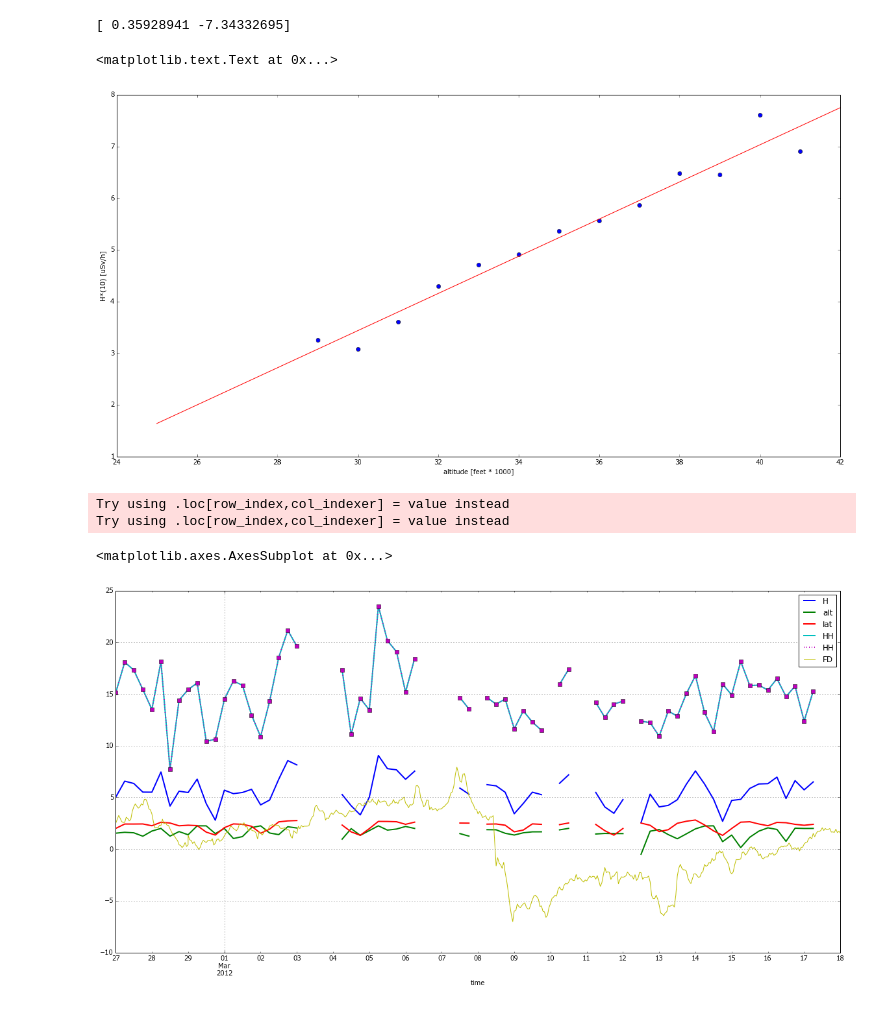
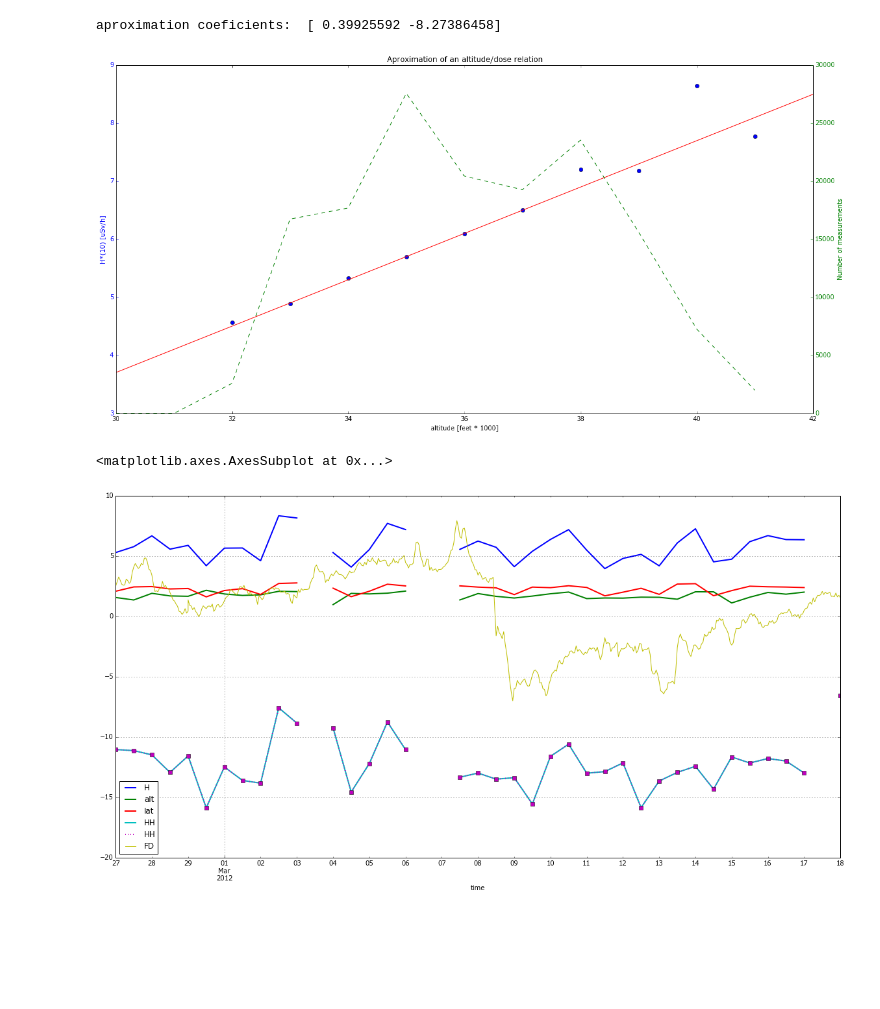
Before and after one commit to ODZ-UJF-AV-CR/liulin, a Jupyter notebook: FDoldstyle_alldata.ipynb, the cells around one changed output. Drawn from its saved outputs; the diff is of its cells as text; code cells hidden in the pictures; blank space fills up the shorter version.

```diff
--- a/FDoldstyle_alldata.ipynb
+++ b/FDoldstyle_alldata.ipynb
@@ -59,15 +67,15 @@ plt.ylabel('H*(10) [uSv/h]')
 # find altitude relation
 
 plt.figure(figsize=(20, 10))
-
+#%pylab qt
 alt_rad = np.zeros(42)
 alt_num = np.zeros(42)
 
 
-# sum radiation for layers of 1000-th feet
+# sum radiation for layers per 1000-th feet
 for i in range(len(df)):
-    if (df['H'][i]) > 0:
-        if (df['alt'][i]) > 29000:
+    if (df['H'][i]) > 3:
+        if (df['alt'][i]) > 32000:
             alt_rad[int(round(df['alt'][i] / 1000))] += df['H'][i]
             alt_num[int(round(df['alt'][i] / 1000))] += 1
 
@@ -77,30 +85,35 @@ for i in range(len(alt_rad)):
 
 plt.plot(alt_rad,'o')
 
-ppf_coef = np.polyfit(range(29,40),alt_rad[range(29,40)],1)       # linear aproximation
+ppf_coef = np.polyfit(range(33,38),alt_rad[range(33,38)],1)       # linear aproximation
 
-print ppf_coef       # aproximation coeficients
+print 'aproximation coeficients: ', ppf_coef       # aproximation coeficients
 
 pp = (np.poly1d(ppf_coef))
 
-plt.plot(sy.linspace(25,42), pp(sy.linspace(25,42)), 'r-')
+plt.plot(sy.linspace(30,42), pp(sy.linspace(30,42)), 'r-')
 plt.xlabel('altitude [feet * 1000]')
-plt.ylabel('H*(10) [uSv/h]')
+plt.ylabel('H*(10) [uSv/h]', color='blue')
+plt.tick_params(axis='y', colors='blue')
+plt.title('Aproximation of an altitude/dose relation')
+plt.twinx()
+plt.plot(range(30,42), alt_num[range(30,42)], linestyle='--', color='green')
+plt.ylabel('Number of measurements',color='green')
+plt.tick_params(axis='y', colors='green')
 # %% [output]
-[ 0.35928941 -7.34332695]
+aproximation coeficients:  [ 0.39925592 -8.27386458]
-<matplotlib.text.Text at 0x...>
-[figure, old version]
+[figure, new version]
 # %%
 # subtract latitude and altitude relation
 
 # copy specific columns
 df1 = df[['date','H','alt','lat']]
 
+#df1.loc[df1.H <= 3, 'HH'] = np.NAN   # filtering of low radiation
 df1['date'] = pd.to_datetime(df1['date'])
 df1['HH'] = df1['H'] - p(df1['lat']) # subtract latitude ralation
 df1['HH'] = df1['HH'] - pp(df1['alt'] / 1000)  # subtract altitude ralation
-
-#df1.loc[df1.alt <= 32000, 'HH'] = np.NAN   # filtering of low altitudes
+df1.loc[df1.alt <= 32000, 'HH'] = np.NAN   # filtering of low altitudes
 
 df1 = df1.set_index('date')
 df1 = df1.sort_index()
@@ -111,43 +124,41 @@ df1.to_csv('./radiation.csv') # save data
 df2 = pd.read_csv('./radiation.csv', sep=',', header=0, parse_dates='time' )
 df2['date'] = pd.to_datetime(df2['date'])
 df2 = df2.set_index('date')
-#df2 = df2.resample('5Min', how='mean', base=0)
-df2 = df2.resample('6H', how='mean', base=0)
+#df2 = df2.resample('10Min', how='mean', base=0)
+df2 = df2.resample('12H', how='mean', base=0)
 df2.to_csv('./radiation_avg.csv')
 
 # plot data for given date
 
 #FD = '2001-11-6'
 #FD = '2005-12-12'
 FD = '2012-3-8'
 
 df3 = pd.read_csv('./LSradiation.csv', sep=',', header=0, parse_dates='time')
 df3['time'] = pd.to_datetime(df3['time'])
 df3 = df3.set_index('time')
 df3 = df3.sort_index()
 
 df2 = pd.read_csv('./radiation_avg.csv', sep=',', header=0, parse_dates='time' )
 df2['date'] = pd.to_datetime(df2['date'])
 df2 = df2.set_index('date')
 df2['H'] = df2['H'].astype(float)
-df2['HH'] = df2['HH'].astype(float) * 5 + 40
+df2['HH'] = df2['HH'].astype(float) * 5 + 20
 
 df2['lat'] = df2['lat'] / 20
 df2['alt'] = (df2['alt'] - 30000) / 4000
 
 
 datetime.timedelta(days=1)
 from_time = str(pd.to_datetime(FD) + datetime.timedelta(days=-10))
 to_time = str(pd.to_datetime(FD) + datetime.timedelta(days=10))
 
 #df2[from_time: to_time].plot(figsize=(20,10),title=FD, marker='s',linestyle=':')
 df2[from_time: to_time].plot(figsize=(20,10),lw='2')
 df2['HH'][from_time: to_time].plot(figsize=(20,10),lw='2', marker='s',linestyle=':')
 df3[from_time: to_time]['FD'] = df3[from_time: to_time]['FD'].sub(90)
 df3[from_time: to_time]['FD'].plot(figsize=(20, 10))
 # %% [output]
-Try using .loc[row_index,col_indexer] = value instead
-Try using .loc[row_index,col_indexer] = value instead
+<matplotlib.axes.AxesSubplot at 0x...>
-<matplotlib.axes.AxesSubplot at 0x...>
-[figure, old version]
+[figure, new version]
 # %%
```
Also changed, not shown: parts of 7 cells of this notebook, 1 other file.
